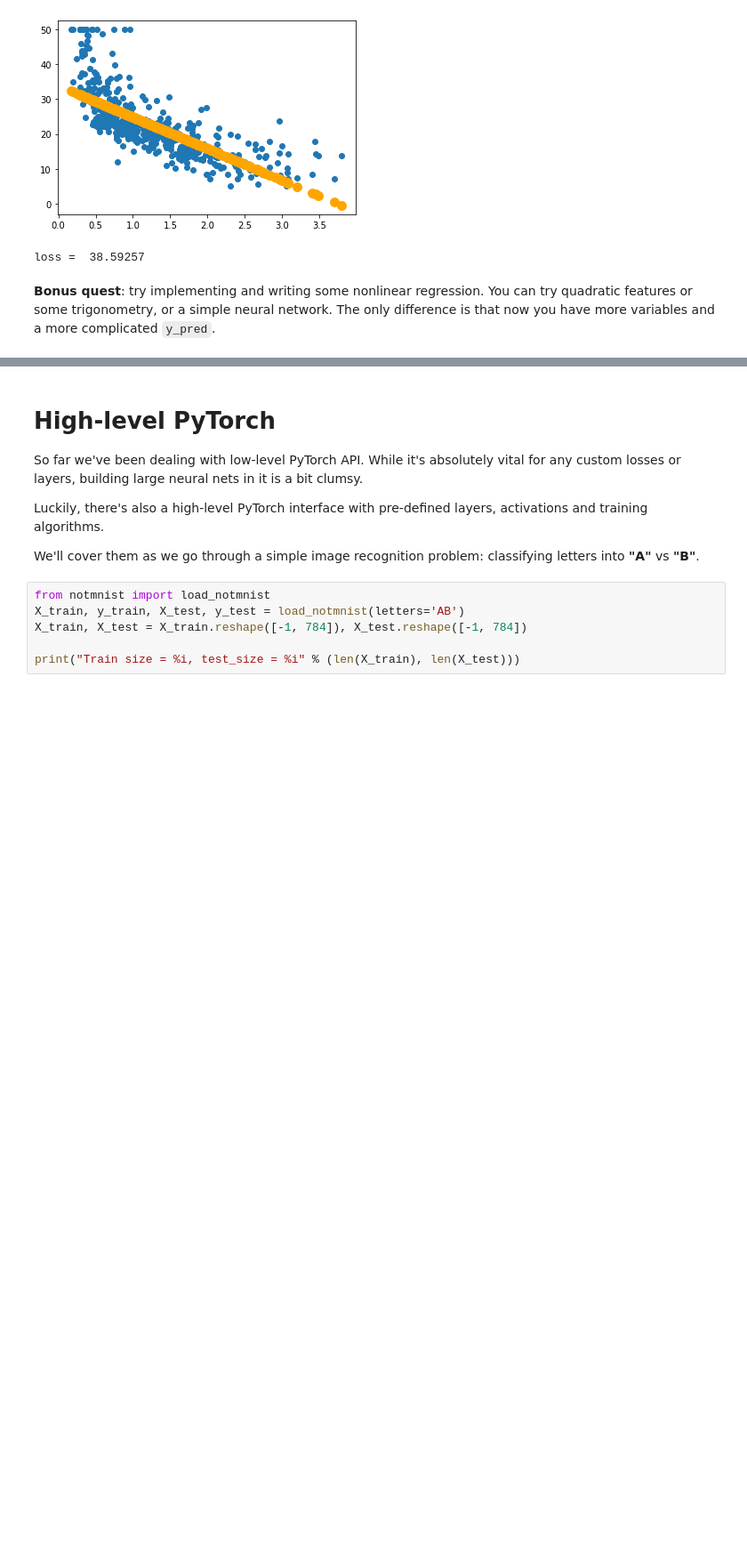
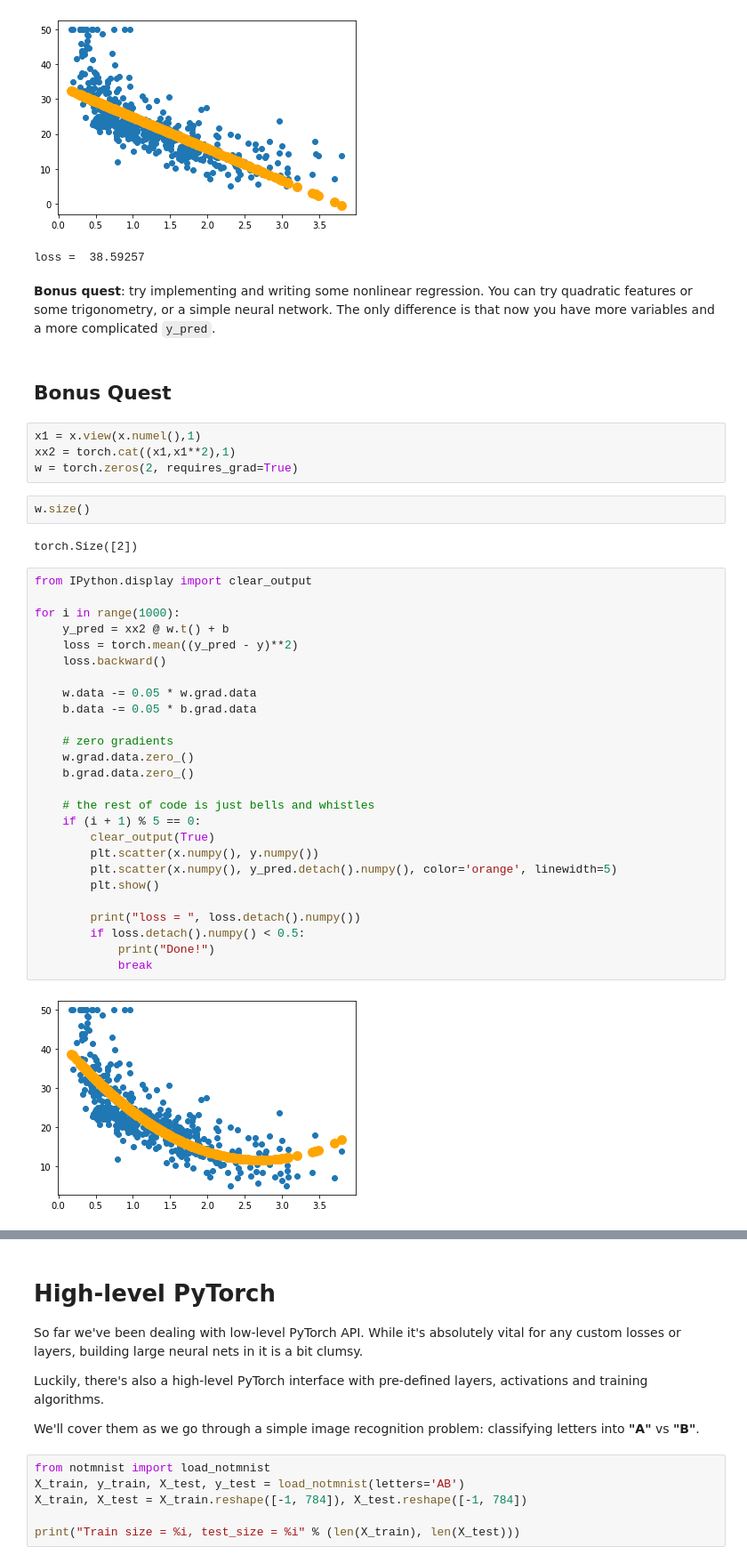
Before and after one commit to sumeetsk/Practical_RL, a Jupyter notebook: week1_intro/primer/recap_pytorch.ipynb, the cells around one changed output, grey strips where cells are left out. Shown at 89% size. Cells and saved outputs as stored; diff of their text form; blank space fills up the shorter version.

Commit message:
completed first bonus quest - linear regression

```diff
--- a/week1_intro/primer/recap_pytorch.ipynb
+++ b/week1_intro/primer/recap_pytorch.ipynb
@@ -207,3 +207,41 @@ for i in range(100):
 loss =  38.59257
 # %% [markdown]
 __Bonus quest__: try implementing and writing some nonlinear regression. You can try quadratic features or some trigonometry, or a simple neural network. The only difference is that now you have more variables and a more complicated `y_pred`.
+# %% [markdown]
+## Bonus Quest
+# %%
+x1 = x.view(x.numel(),1)
+xx2 = torch.cat((x1,x1**2),1)
+w = torch.zeros(2, requires_grad=True)
+# %%
+w.size()
+# %% [output]
+torch.Size([2])
+# %%
+from IPython.display import clear_output
+
+for i in range(1000):
+    y_pred = xx2 @ w.t() + b
+    loss = torch.mean((y_pred - y)**2)
+    loss.backward()
+
+    w.data -= 0.05 * w.grad.data
+    b.data -= 0.05 * b.grad.data
+
+    # zero gradients
+    w.grad.data.zero_()
+    b.grad.data.zero_()
+
+    # the rest of code is just bells and whistles
+    if (i + 1) % 5 == 0:
+        clear_output(True)
+        plt.scatter(x.numpy(), y.numpy())
+        plt.scatter(x.numpy(), y_pred.detach().numpy(), color='orange', linewidth=5)
+        plt.show()
+
+        print("loss = ", loss.detach().numpy())
+        if loss.detach().numpy() < 0.5:
+            print("Done!")
+            break
+# %% [output]
+[figure, added]
```
Also changed, not shown: parts of 1 cell of this notebook.
